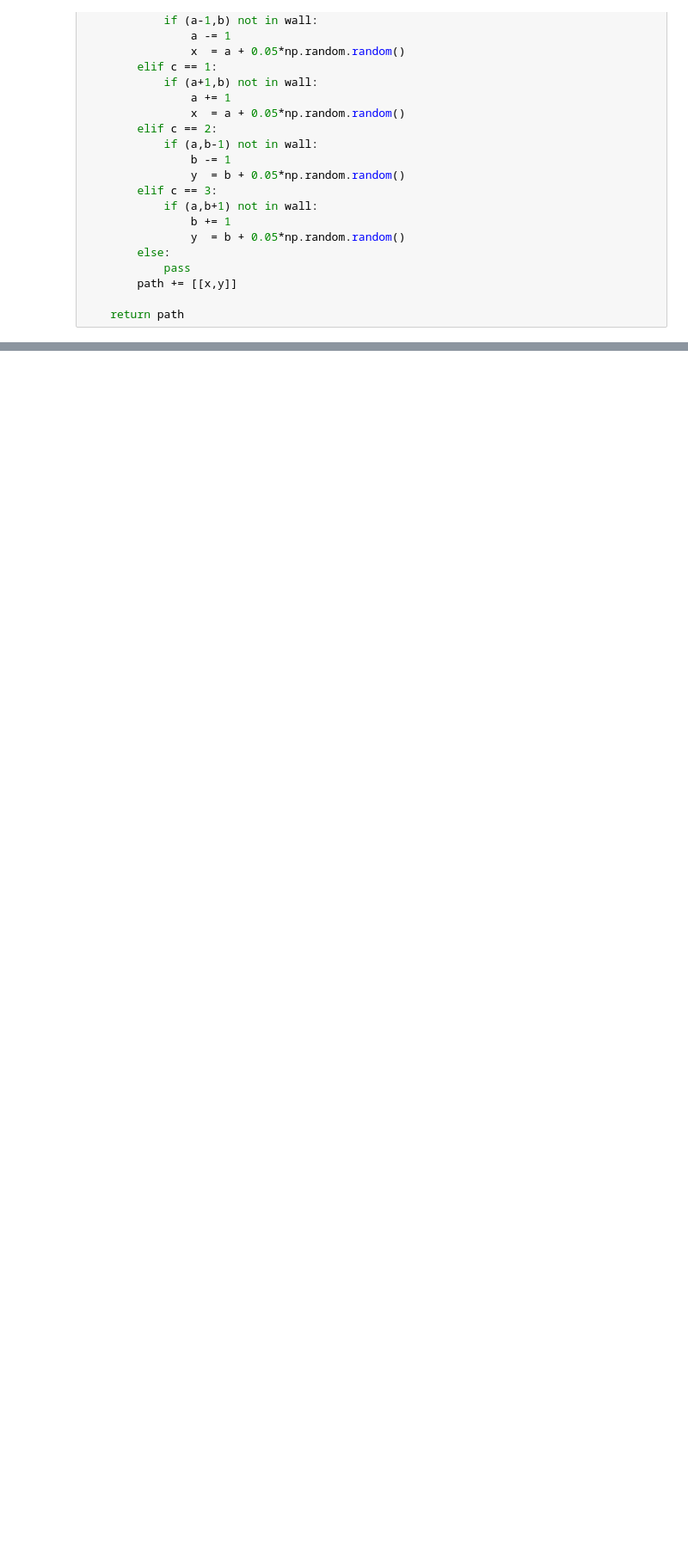
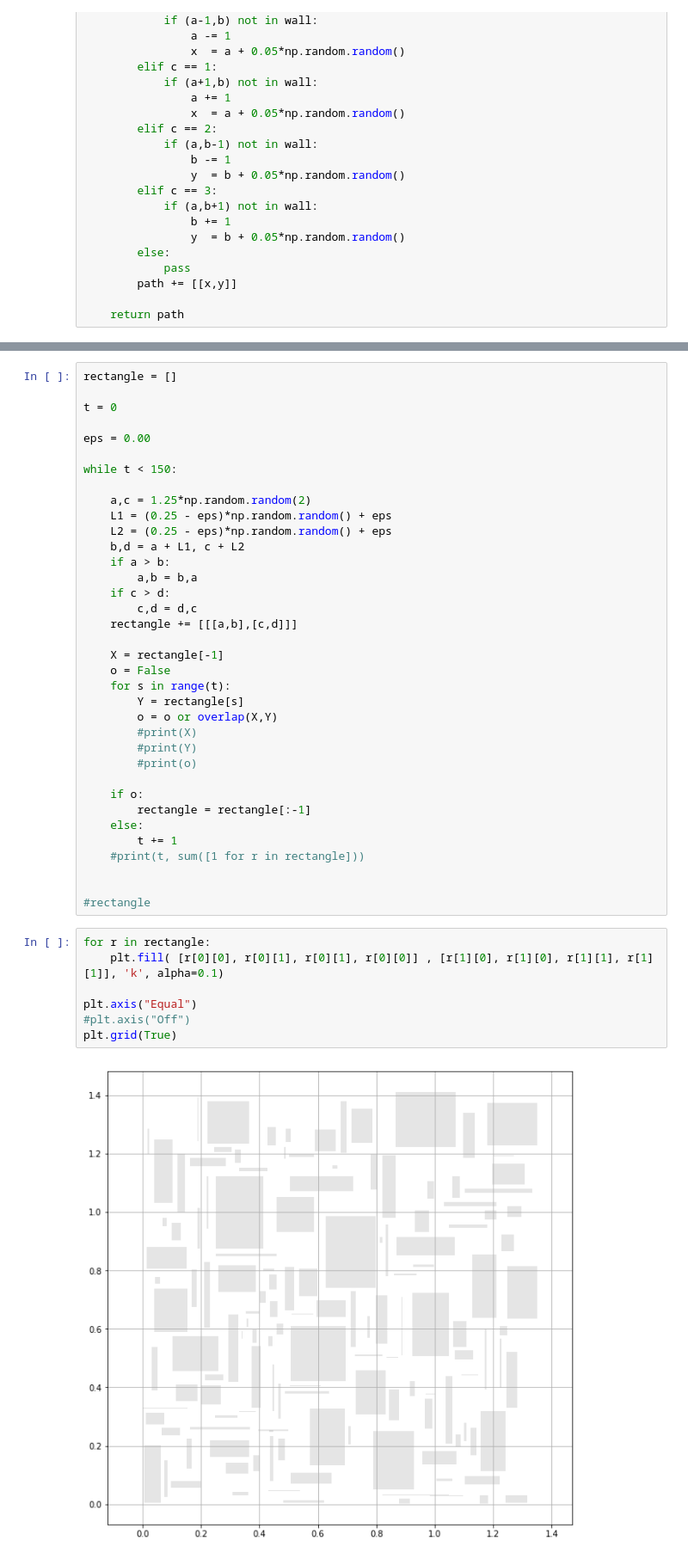
Before and after one commit to mango314/math-blog, a Jupyter notebook: 2019/030819 - Fences.ipynb, the cells around one changed output, grey strips where cells are left out. Shown at 86% size. Saved outputs shown, nothing was run; the diff lists cells and outputs as text; blank space fills up the shorter version.

```diff
--- a/2019/030819 - Fences.ipynb
+++ b/2019/030819 - Fences.ipynb
@@ -181,0 +298,45 @@ plt.ylim([-1,5*M])
+# %%
+rectangle = []
+
+t = 0
+
+eps = 0.00
+
+while t < 150:
+
+    a,c = 1.25*np.random.random(2)
+    L1 = (0.25 - eps)*np.random.random() + eps
+    L2 = (0.25 - eps)*np.random.random() + eps
+    b,d = a + L1, c + L2
+    if a > b:
+        a,b = b,a
+    if c > d:
+        c,d = d,c
+    rectangle += [[[a,b],[c,d]]]
+
+    X = rectangle[-1]
+    o = False
+    for s in range(t):
+        Y = rectangle[s]
+        o = o or overlap(X,Y)
+        #print(X)
+        #print(Y)
+        #print(o)
+
+    if o:
+        rectangle = rectangle[:-1]
+    else:
+        t += 1
+    #print(t, sum([1 for r in rectangle]))
+
+
+#rectangle
+# %%
+for r in rectangle:
+    plt.fill( [r[0][0], r[0][1], r[0][1], r[0][0]] , [r[1][0], r[1][0], r[1][1], r[1][1]], 'k', alpha=0.1)
+
+plt.axis("Equal")
+#plt.axis("Off")
+plt.grid(True)
+# %% [output]
+[figure, added]
```
Also changed, not shown: parts of 8 cells of this notebook.
